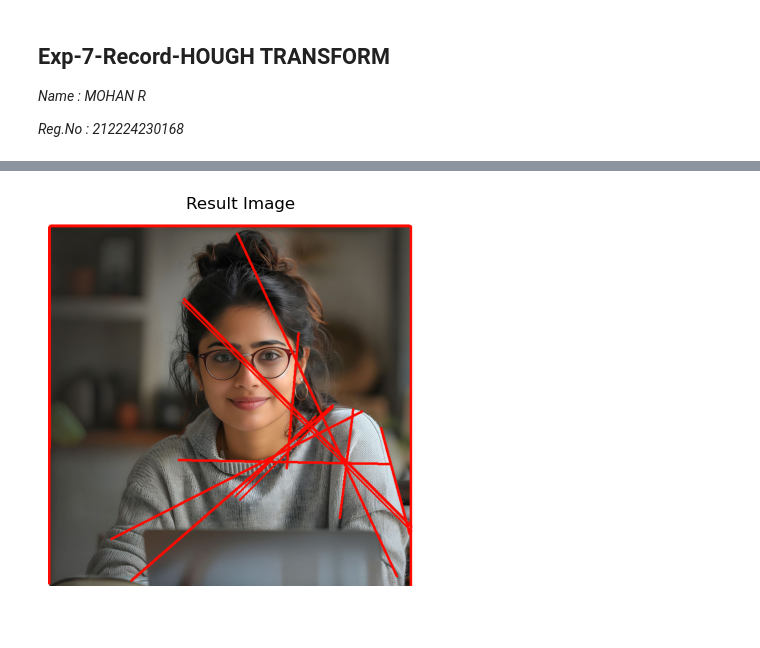
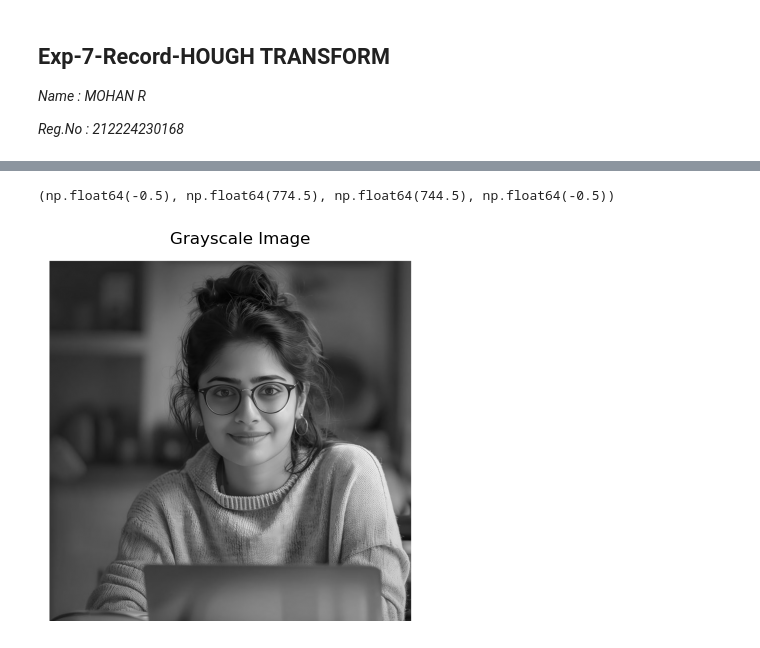
Before and after one commit to mohanr23/R-HOUGH-TRANSFORM, a Jupyter notebook: exxp7.ipynb, the cells around one changed output, grey strips where cells are left out. Cells and saved outputs as stored; diff of their text form; code cells hidden in the pictures.

```diff
--- a/exxp7.ipynb
+++ b/exxp7.ipynb
@@ -6,19 +10,2 @@
 # %%
-import numpy as np
-import cv2
-import matplotlib.pyplot as plt
-img=cv2.imread("Hero.png",0)
-img_c=cv2.imread("Hero.png",1)
-img_c=cv2.cvtColor(img_c,cv2.COLOR_BGR2RGB)
-gray=cv2.cvtColor(img,cv2.COLOR_GRAY2RGB)
-gray = cv2.GaussianBlur(gray,(3,3),0)
-plt.figure(figsize=(13,13))
-plt.subplot(1,2,1)
-plt.imshow(img_c)
-plt.title("Original Image")
-plt.axis("off")
-plt.subplot(1,2,2)
-plt.imshow(gray)
-plt.title("Gray Image")
-plt.axis("off")
-plt.show()
+image = cv2.imread('Hero.png')
@@ -27,6 +12,2 @@ plt.show()
 # %%
-canny=cv2.Canny(gray,100,140)
-plt.imshow(canny)
-plt.title("Canny Edge Detector")
-plt.axis("off")
-plt.show()
+gray_image = cv2.cvtColor(image, cv2.COLOR_BGR2GRAY)
@@ -41,7 +23,7 @@ for line in lines:
 # %%
-plt.imshow(img_c)
-plt.title("Result Image")
-plt.axis("off")
-plt.show()
+plt.imshow(gray_image, cmap='gray')
+plt.title("Grayscale Image")
+plt.axis('off')
 # %% [output]
+(np.float64(-0.5), np.float64(774.5), np.float64(744.5), np.float64(-0.5))
-[figure, old version]
+[figure, new version]
```
Also changed, not shown: parts of 9 cells of this notebook.
